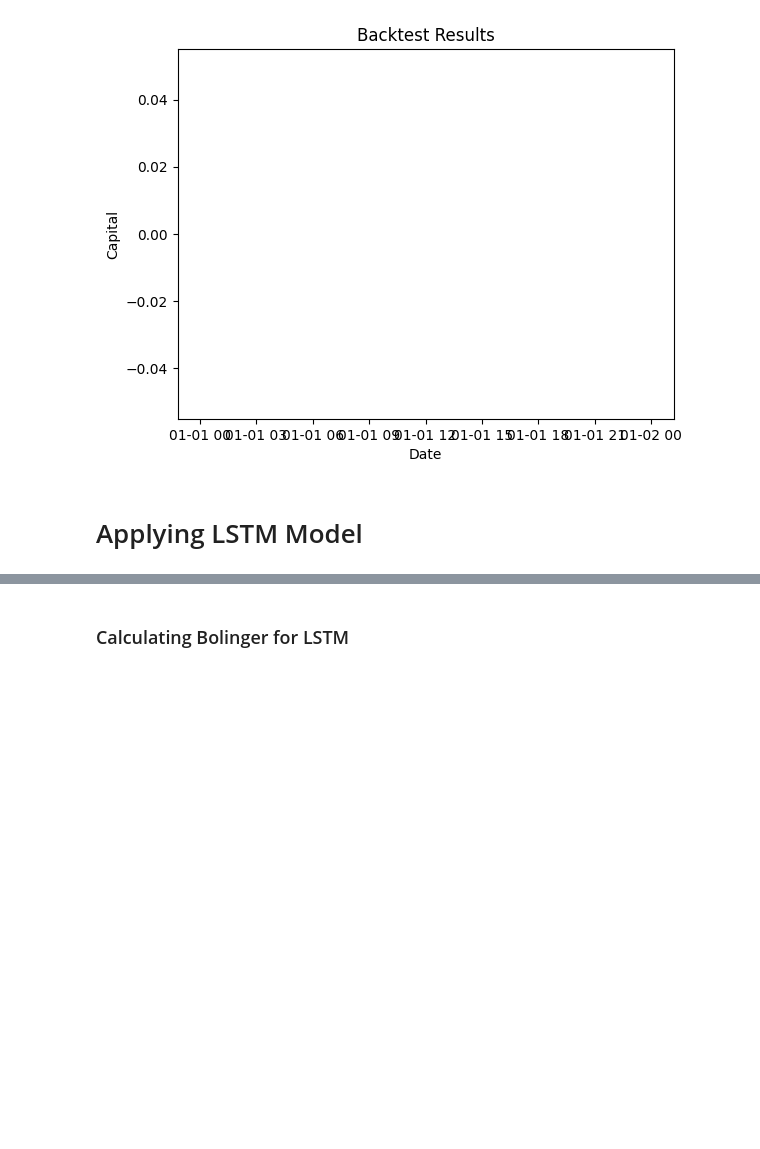
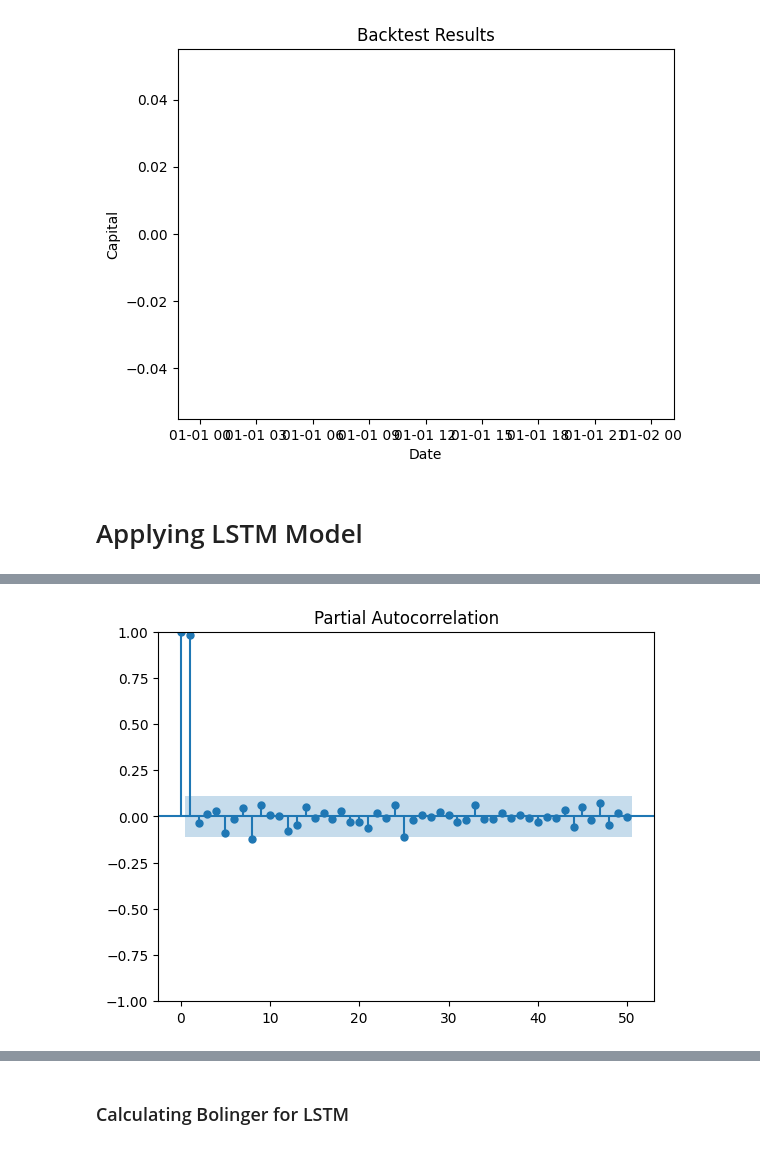
Before and after one commit to alyhussein86/C6oUVdljHlRZgnaq, a Jupyter notebook: P5_ValueInvestor.ipynb, the cells around one changed output, grey strips where cells are left out. Drawn from its saved outputs; the diff is of its cells as text; code cells hidden in the pictures; blank space fills up the shorter version.

```diff
--- a/P5_ValueInvestor.ipynb
+++ b/P5_ValueInvestor.ipynb
@@ -484,3 +420,0 @@ print(df_LSTM)
-# %%
-data = df_LSTM.iloc[:-1,:-2]
-print(data)
@@ -704,0 +441,6 @@ Mean Absolute Percentage Error is : 0.3723334424445132
+# %%
+f = Forecaster(
+    y=data['Price'],
+    current_dates=data['Date']
+ )
+f
@@ -704,0 +462,5 @@ Mean Absolute Percentage Error is : 0.3723334424445132
+# %%
+f.plot_pacf(lags=50)
+plt.show()
+# %% [output]
+[figure, added]
```
Also changed, not shown: parts of 72 cells of this notebook.
